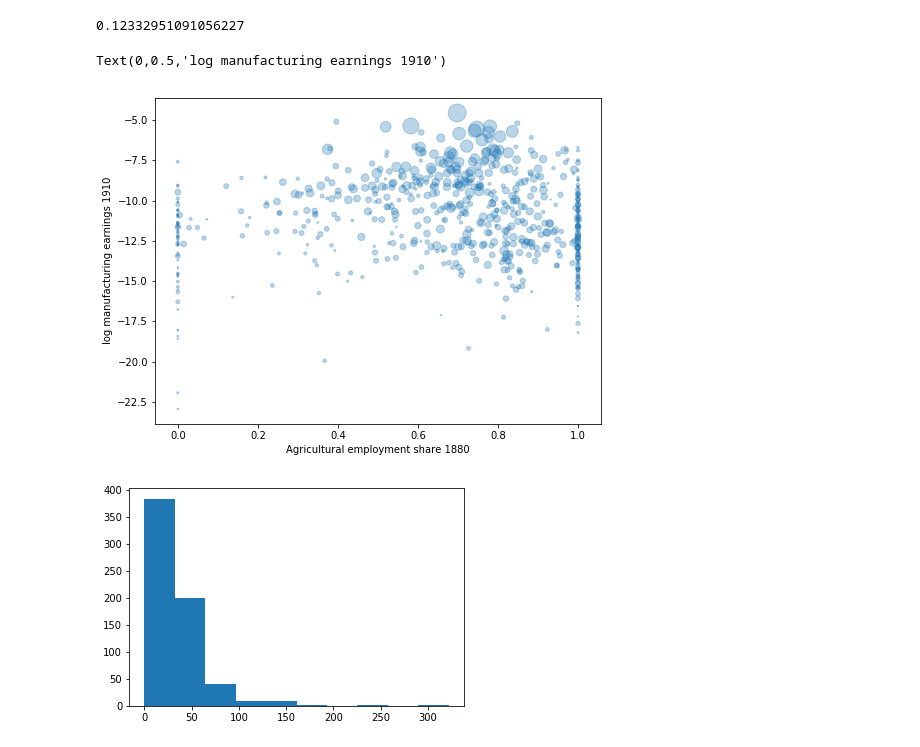
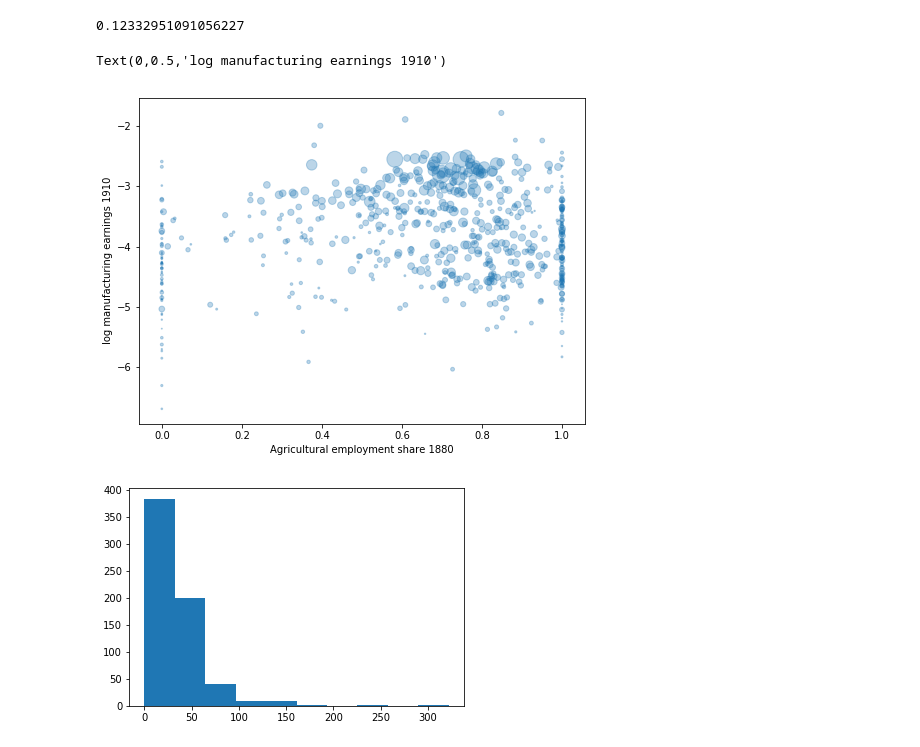
Before and after one commit to mwufi/spatial-structural-change, a Jupyter notebook: Condensed.ipynb, the cells around one changed output. Cells and saved outputs as stored; diff of their text form; code cells hidden in the pictures.

```diff
--- a/Condensed.ipynb
+++ b/Condensed.ipynb
@@ -548,0 +356,5 @@ array([[0.86491004, 0.13508996]])
+# %%
+wages = readWages()
+for i in range(10):
+    wages = priceNormalize(wages)
+    print(wages[t,NA,:5])
@@ -548,0 +557,37 @@ array([[0.86491004, 0.13508996]])
+# %%
+# init
+wages  = readWages()
+skills = readSkills()
+
+plt.figure(figsize=(12,9))
+
+lr = 0.94
+losses = []
+labels = []
+
+# loop
+for i in range(100):
+
+    # find a fixed point wage, given location
+    wages = loopy(skills, wages, log=False)
+
+    # find the new locations, given the wage
+    newSkills = newLocations(skills, wages)
+
+    loss = np.sum((newSkills - skills)**2)
+    losses.append(loss)
+
+    skills = lr * newSkills + (1-lr)*skills
+
+    if loss < 1e-7:
+        print('L---- #{}: {}'.format(i, loss))
+        break
+
+    if i % 10 == 0:
+        print('L---- #{}: {}'.format(i, loss))
+        drawLog(skills)
+        labels.append('iteration {}'.format(i))
+
+
+plt.legend(labels)
+plt.xlabel('log low-skill'); plt.ylabel('log high-skill')
@@ -589,17 +687,17 @@ interest_rate = param.r/100
 # %%
 # Figure 3 in the paper
 # agricultural employment share 1880 vs log Manufacturing earnings 1910
 
 lamda, Lrt, lam_rt = computeLrt(oldSkills) # 1880
 sizes = np.floor(Lrt[0]**0.6 * 2000)
 
 plt.figure(figsize=(8,6))
-plt.scatter(lam_rt[t,A], np.log(wages[t,NA]), alpha=0.3, s=sizes)
+plt.scatter(lam_rt[t,A], np.log(priceNormalize(wages)[t,NA]), alpha=0.3, s=sizes)
 plt.xlabel('Agricultural employment share 1880')
 plt.ylabel('log manufacturing earnings 1910')
 # %% [output]
 Text(0,0.5,'log manufacturing earnings 1910')
-[figure, old version]
+[figure, new version]
 # %%
 _ = plt.hist(sizes)
 # %% [output]
```
Also changed, not shown: parts of 47 cells of this notebook, 1 other file.
